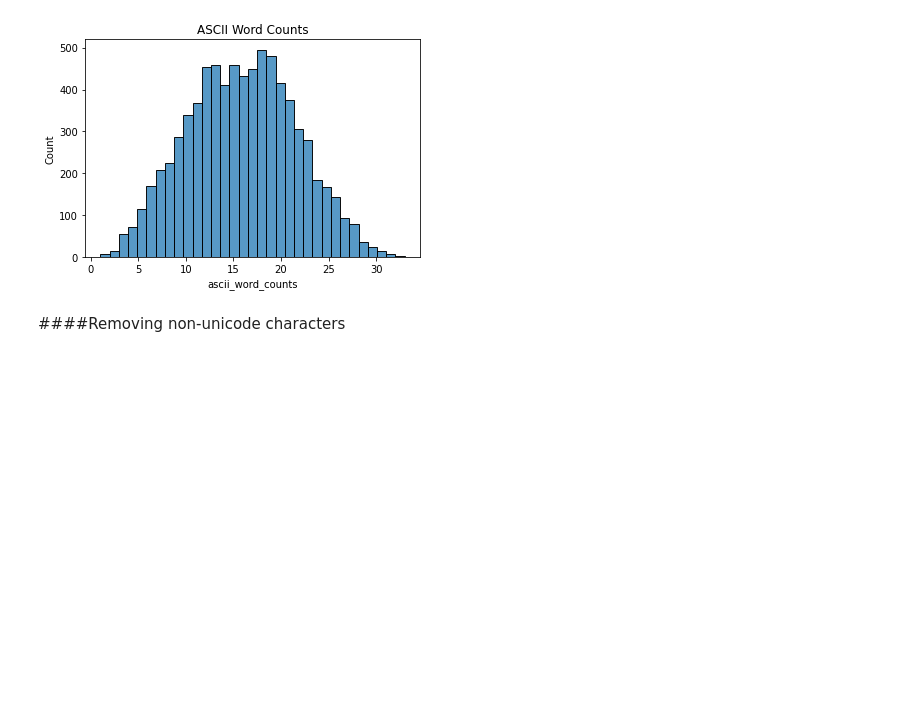
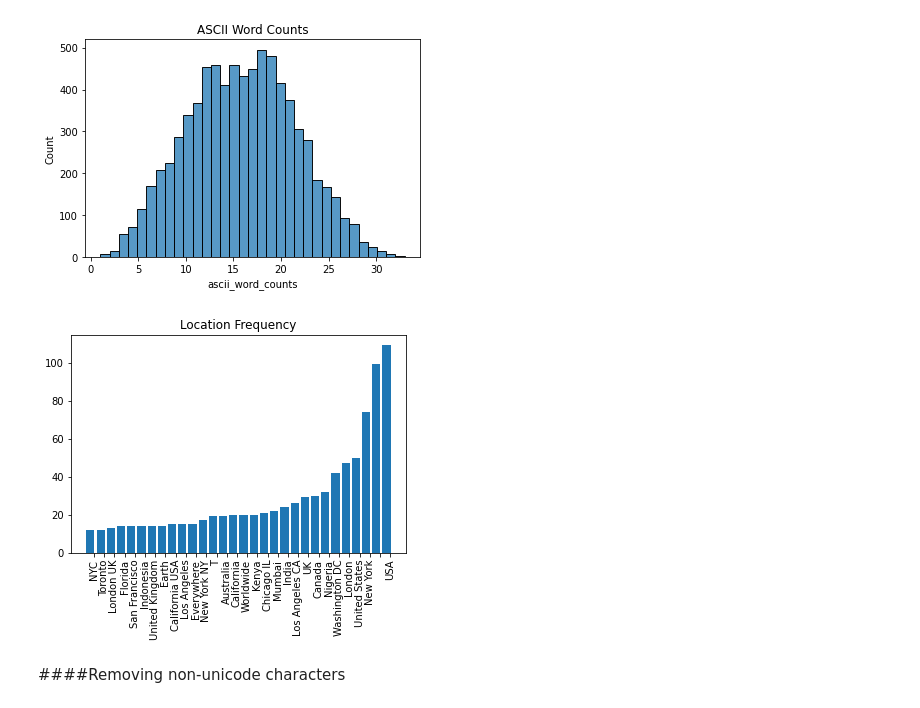
Before and after one commit to jlarson200/COVID-19-US-IMPACTS, a Jupyter notebook: npl_data_cleaning.ipynb, the cells around one changed output. Saved outputs shown, nothing was run; the diff lists cells and outputs as text; code cells hidden in the pictures; blank space fills up the shorter version.

```diff
--- a/npl_data_cleaning.ipynb
+++ b/npl_data_cleaning.ipynb
@@ -187,6 +187,37 @@ sns.histplot(df['ascii_word_counts'].astype(int),
 33
 Text(0.5, 1.0, 'ASCII Word Counts')
 [figure]
+# %%
+from collections import Counter
+import numpy as np
+import matplotlib.pyplot as plt
+
+df['location_list'] = df['location'].values.tolist()
+
+df['ascii_location_list'] = df['location_list'].str.replace('[^A-z ]','').str.replace(' +',' ').str.strip()
+word_lists = df['ascii_location_list']
+word_lists = [word_list for word_list in word_list if str(word_list) != 'nan']
+counts = Counter(word_lists)
+
+labels, values = zip(*counts.items())
+
+# # sort your values in descending order
+idx = np.argsort(values)[3072:3102:] # top 30 locations
+
+labels = np.array(labels)[idx]
+values = np.array(values)[idx]
+
+indexes = np.arange(len(labels))
+
+bar_width = 0.35
+
+plt.bar(indexes, values)
+# add labels
+plt.title('Location Frequency')
+plt.xticks(indexes + bar_width, labels, rotation=90)
+plt.show()
+# %% [output]
+[figure, added]
 # %% [markdown]
 ####Removing non-unicode characters
 # %% [markdown]
```
